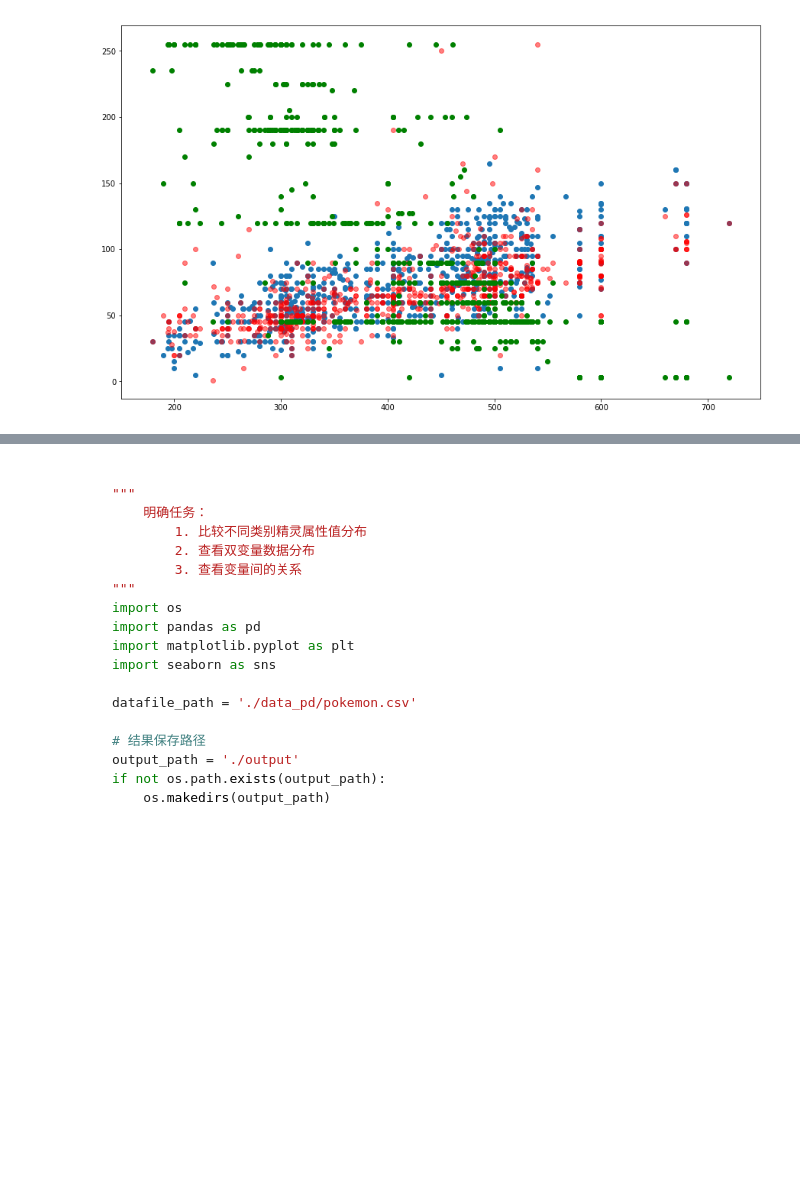
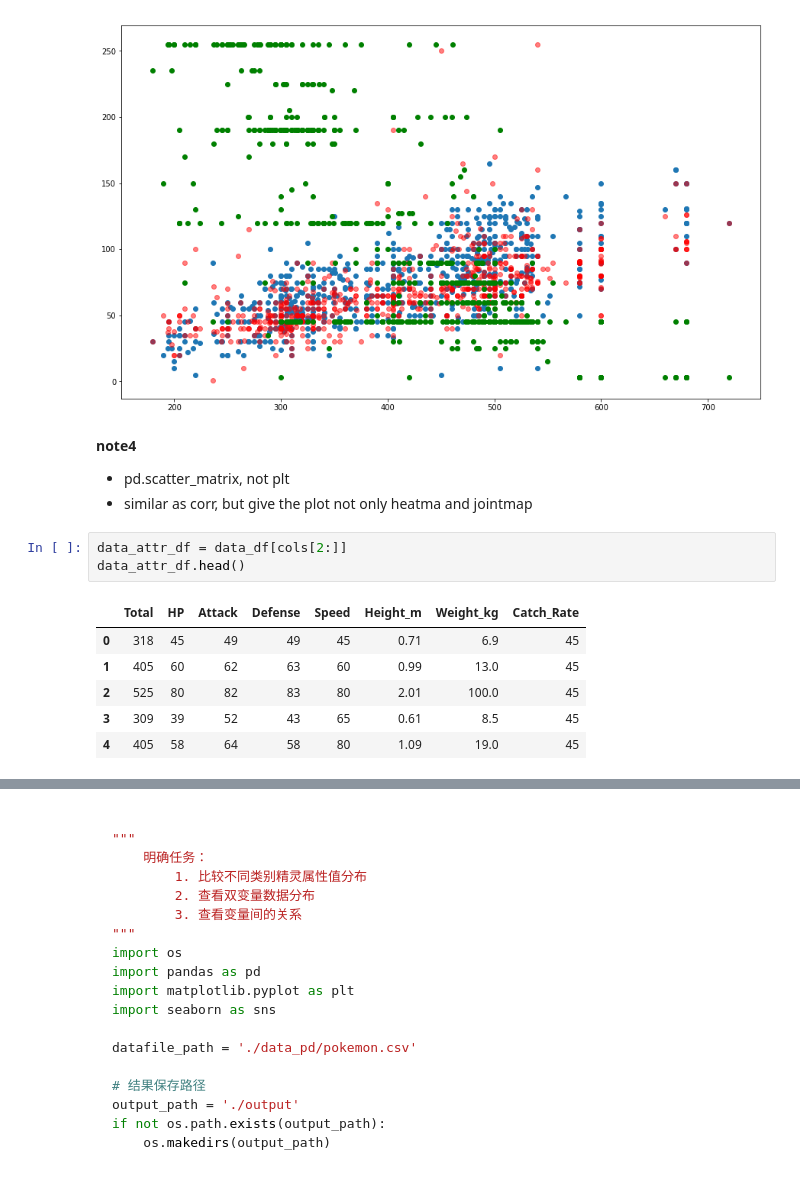
Before and after one commit to davidkorea/DATA_ANALYSIS, a Jupyter notebook: 4_pokemon_properties/8_分析神奇宝贝的变量关系数据.ipynb, the cells around one changed output, grey strips where cells are left out. Saved outputs shown, nothing was run; the diff lists cells and outputs as text; blank space fills up the shorter version.

```diff
--- a/4_pokemon_properties/8_分析神奇宝贝的变量关系数据.ipynb
+++ b/4_pokemon_properties/8_分析神奇宝贝的变量关系数据.ipynb
@@ -107,3 +107,18 @@ plt.scatter(x='Total', y='Catch_Rate', data=data_df, color='g')
 # %% [output]
 <matplotlib.collections.PathCollection at 0x...>
 [figure]
+# %% [markdown]
+**note4**
+
+- pd.scatter_matrix, not plt
+- similar as corr, but give the plot not only heatma and jointmap
+# %%
+data_attr_df = data_df[cols[2:]]
+data_attr_df.head()
+# %% [output]
+|  | Total | HP | Attack | Defense | Speed | Height_m | Weight_kg | Catch_Rate |
+| 0 | 318 | 45 | 49 | 49 | 45 | 0.71 | 6.9 | 45 |
+| 1 | 405 | 60 | 62 | 63 | 60 | 0.99 | 13.0 | 45 |
+| 2 | 525 | 80 | 82 | 83 | 80 | 2.01 | 100.0 | 45 |
+| 3 | 309 | 39 | 52 | 43 | 65 | 0.61 | 8.5 | 45 |
+| 4 | 405 | 58 | 64 | 58 | 80 | 1.09 | 19.0 | 45 |
```
Also changed, not shown: parts of 1 cell of this notebook.
